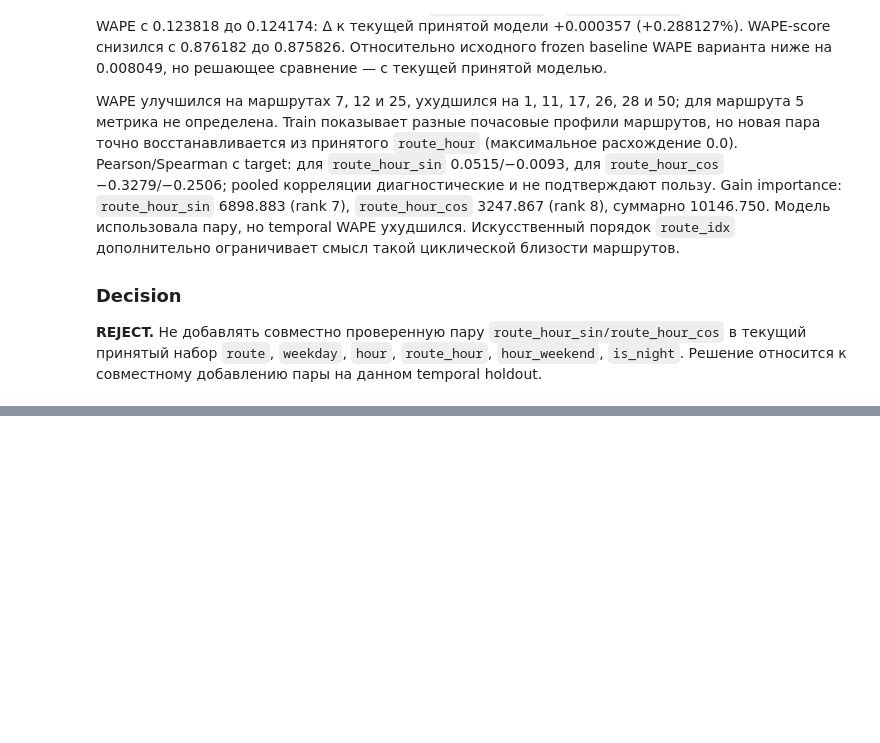
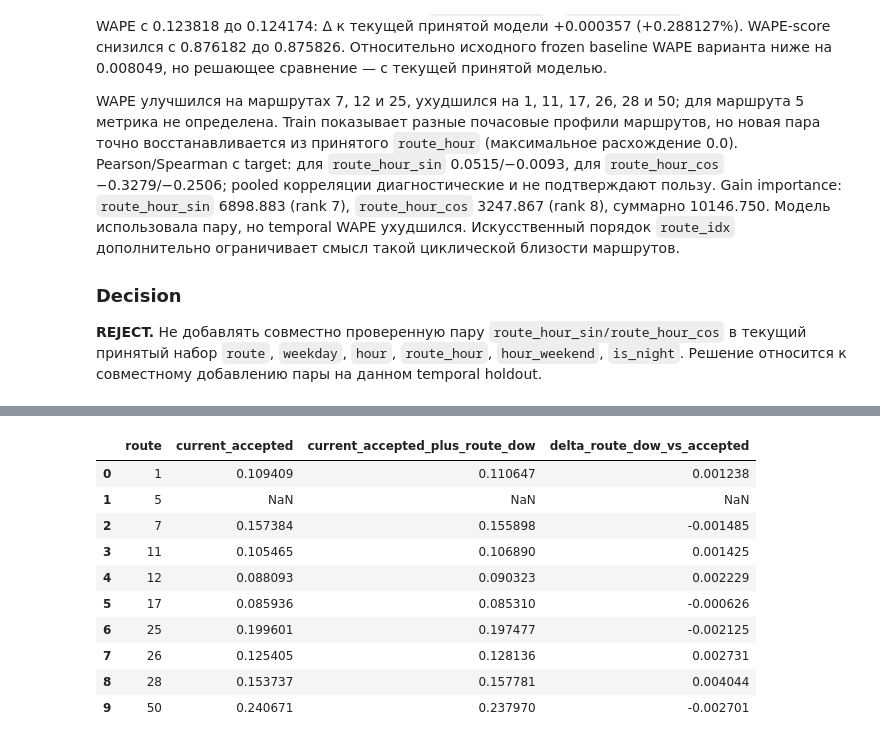
Before and after one commit to rapogahu/MT-Hackathon-2026, a Jupyter notebook: ml/notebooks/feature_engineering.ipynb, the cells around one changed output, grey strips where cells are left out. Cells and saved outputs as stored; diff of their text form; code cells hidden in the pictures; blank space fills up the shorter version.

```diff
--- a/ml/notebooks/feature_engineering.ipynb
+++ b/ml/notebooks/feature_engineering.ipynb
@@ -3650,0 +3859,71 @@ WAPE улучшился на маршрутах 7, 12 и 25, ухудшился
+# %%
+route_dow_actual = pd.read_csv(
+    VALID_HOURLY_PATH, sep=";", usecols=["boardings"]
+)["boardings"].to_numpy()
+if (
+    len(route_dow_actual) != len(validation_keys)
+    or route_dow_actual.sum() == 0
+):
+    raise ValueError("Invalid validation targets")
+if any(
+    len(prediction) != len(route_dow_actual)
+    or not np.isfinite(prediction).all()
+    for prediction in route_dow_predictions.values()
+):
+    raise ValueError("Invalid validation predictions")
+
+route_dow_route_totals = (
+    pd.DataFrame({
+        "route": validation_keys["route"],
+        "actual": route_dow_actual,
+    })
+    .groupby("route")["actual"].sum()
+    .reindex(ROUTES)
+)
+route_dow_route_wape = pd.DataFrame(index=pd.Index(ROUTES, name="route"))
+route_dow_result_rows = []
+for experiment, add_route_dow in ROUTE_DOW_EXPERIMENTS:
+    absolute_error = np.abs(
+        route_dow_actual - route_dow_predictions[experiment]
+    )
+    overall_wape = absolute_error.sum() / route_dow_actual.sum()
+    route_dow_result_rows.append({
+        "experiment": experiment,
+        "added_features": "route_dow" if add_route_dow else "none",
+        "WAPE": overall_wape,
+        "WAPE_score": max(0.0, 1.0 - overall_wape),
+    })
+    route_error = (
+        pd.DataFrame({
+            "route": validation_keys["route"],
+            "absolute_error": absolute_error,
+        })
+        .groupby("route")["absolute_error"].sum()
+        .reindex(ROUTES)
+    )
+    route_dow_route_wape[experiment] = (
+        route_error / route_dow_route_totals.replace(0, np.nan)
+    )
+
+route_dow_results = pd.DataFrame(route_dow_result_rows)
+accepted_wape = route_dow_results.loc[
+    route_dow_results["experiment"].eq("current_accepted"), "WAPE"
+].iloc[0]
+route_dow_results["delta_WAPE_vs_accepted"] = (
+    route_dow_results["WAPE"] - accepted_wape
+)
+route_dow_results["relative_delta_WAPE_vs_accepted_pct"] = (
+    100 * route_dow_results["delta_WAPE_vs_accepted"] / accepted_wape
+)
+route_dow_results["delta_WAPE_vs_frozen_baseline"] = (
+    route_dow_results["WAPE"] - frozen_overall_wape
+)
+route_dow_route_wape["delta_route_dow_vs_accepted"] = (
+    route_dow_route_wape["current_accepted_plus_route_dow"]
+    - route_dow_route_wape["current_accepted"]
+)
+print("Overall validation results:")
+display(route_dow_results.round(6))
+print("Validation WAPE by route:")
+display(route_dow_route_wape.reset_index().round(6))
+# %% [output]
@@ -3650,0 +3935,11 @@ WAPE улучшился на маршрутах 7, 12 и 25, ухудшился
+|  | route | current_accepted | current_accepted_plus_route_dow | delta_route_dow_vs_accepted |
+| 0 | 1 | 0.109409 | 0.110647 | 0.001238 |
+| 1 | 5 | NaN | NaN | NaN |
+| 2 | 7 | 0.157384 | 0.155898 | -0.001485 |
+| 3 | 11 | 0.105465 | 0.106890 | 0.001425 |
+| 4 | 12 | 0.088093 | 0.090323 | 0.002229 |
+| 5 | 17 | 0.085936 | 0.085310 | -0.000626 |
+| 6 | 25 | 0.199601 | 0.197477 | -0.002125 |
+| 7 | 26 | 0.125405 | 0.128136 | 0.002731 |
+| 8 | 28 | 0.153737 | 0.157781 | 0.004044 |
+| 9 | 50 | 0.240671 | 0.237970 | -0.002701 |
```
Also changed, not shown: parts of 13 cells of this notebook, 1 other file.
